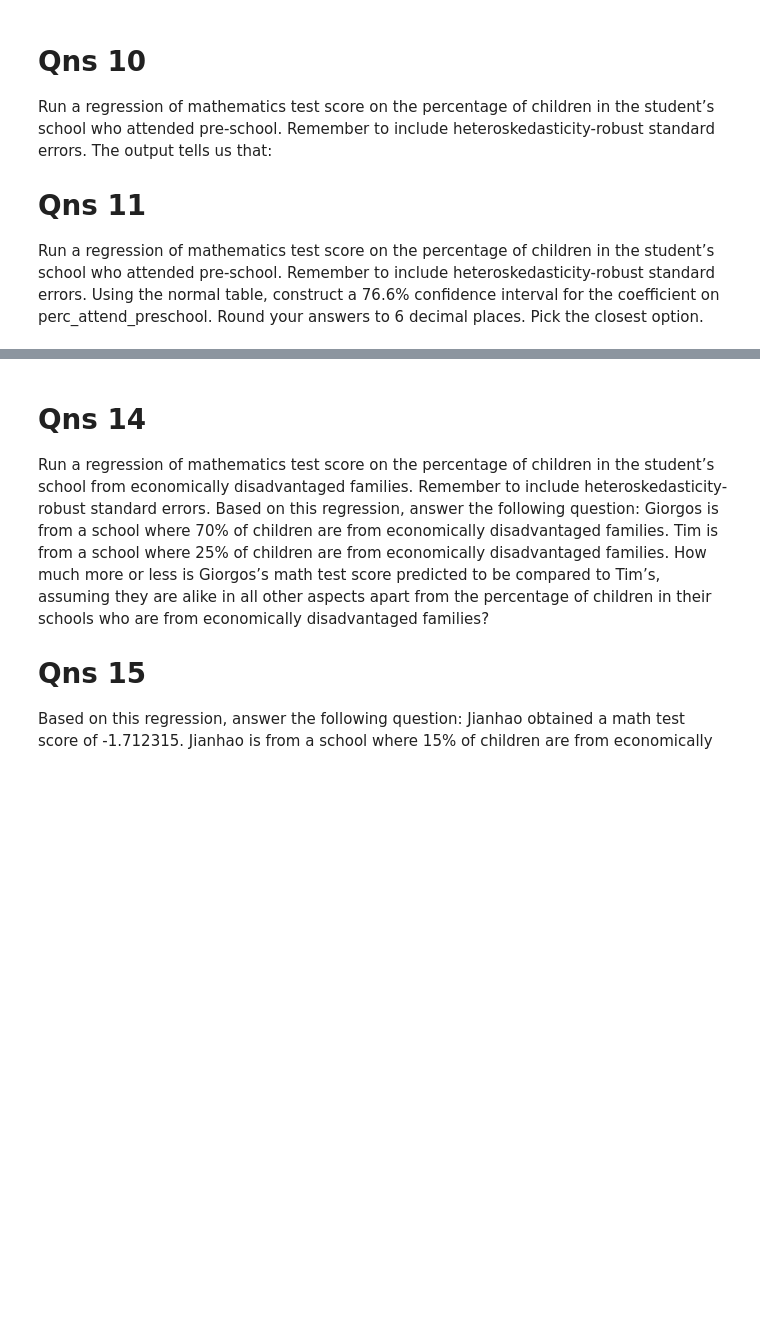
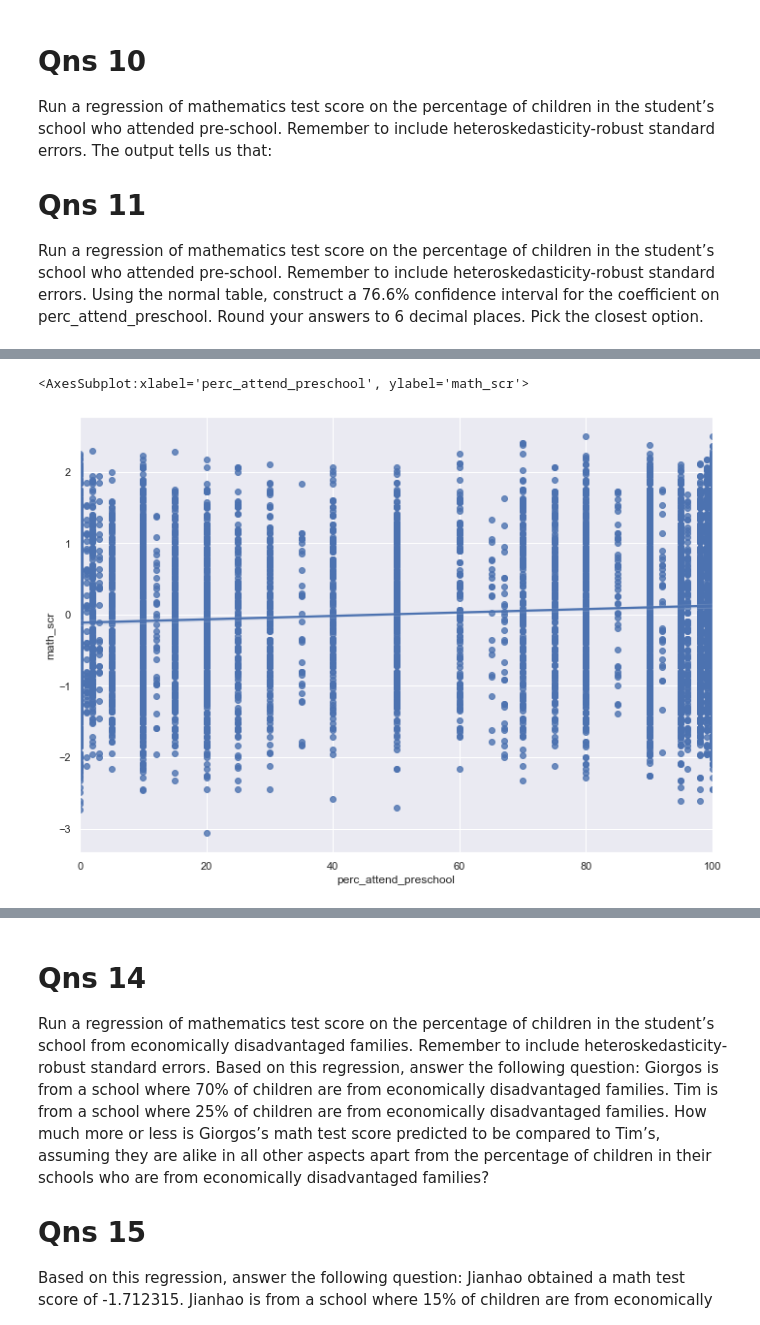
Before and after one commit to BrendanCheong/BT2101-AY2021-2022-SEM2, a Jupyter notebook: EC3303/Homework 1/hmw_1.ipynb, the cells around one changed output, grey strips where cells are left out. Drawn from its saved outputs; the diff is of its cells as text; code cells hidden in the pictures; blank space fills up the shorter version.

```diff
--- a/EC3303/Homework 1/hmw_1.ipynb
+++ b/EC3303/Homework 1/hmw_1.ipynb
@@ -71,6 +58,7 @@ print(f"76.6% confidence interval: {conf_int[1:2]}")
 
 regression = sp.stats.linregress(x, y)
 print(regression)
+sns.regplot(x=x, y=y, data=df)
 # %% [output]
                             OLS Regression Results
 ==============================================================================
@@ -91 +79,3 @@ perc_attend_preschool  0.002105  0.002687
 LinregressResult(slope=0.00239595371993444, intercept=-0.11458764681699518, rvalue=0.09877267588177471, pvalue=1.180424266262762e-22, stderr=0.00024399892448123057)
+<AxesSubplot:xlabel='perc_attend_preschool', ylabel='math_scr'>
+[figure, added]
```
Also changed, not shown: parts of 13 cells of this notebook.
